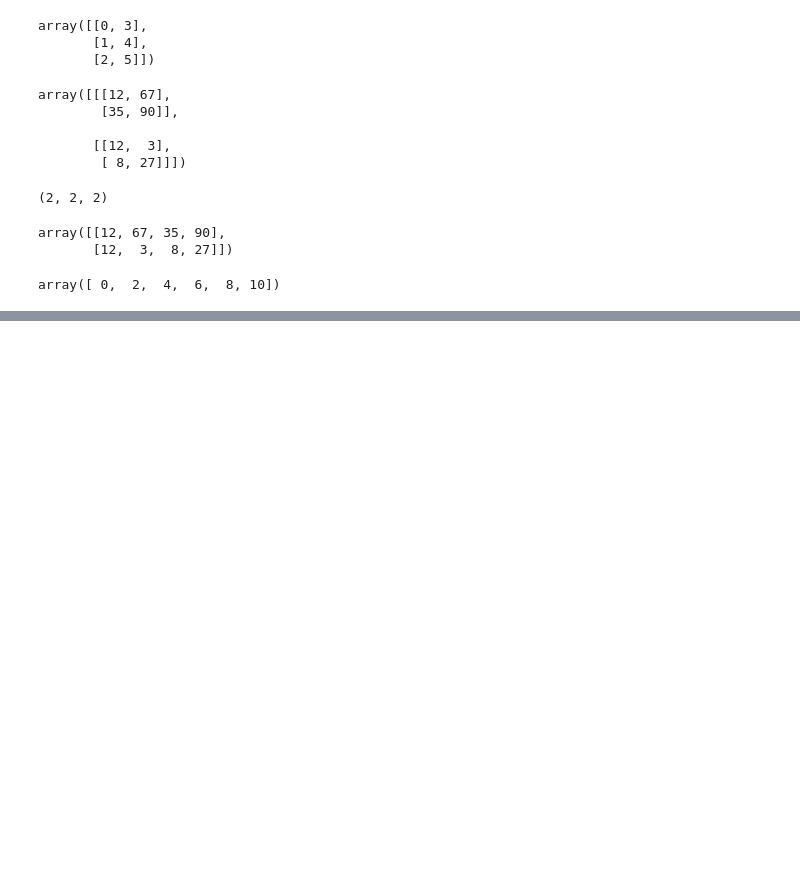
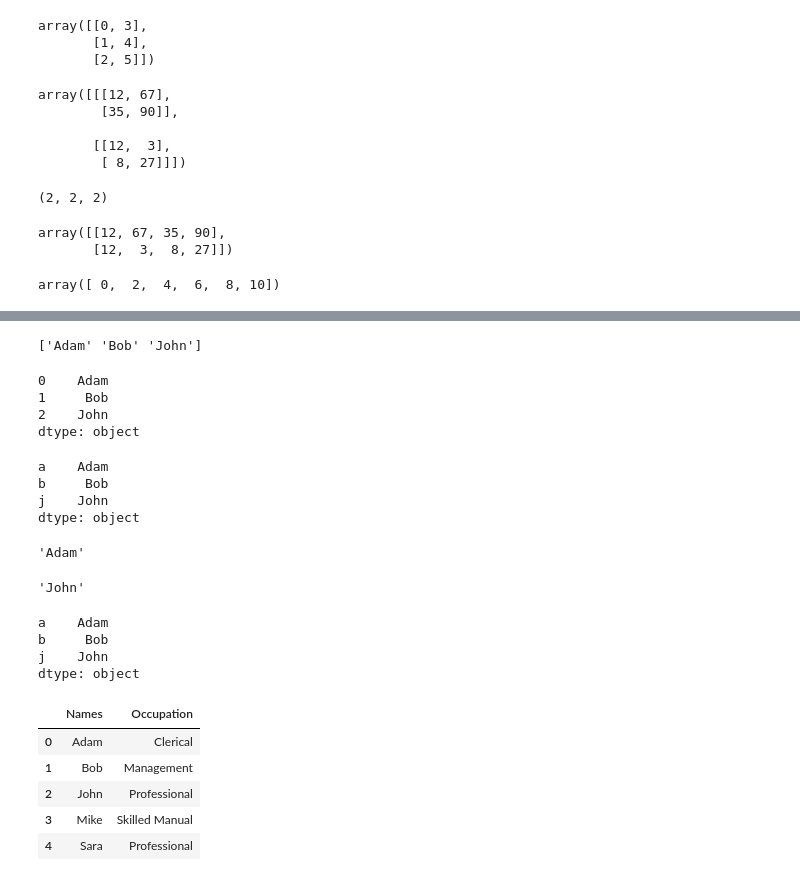
Before and after one commit to Abayrakdar/Testing, a Jupyter notebook: Week4_Python_Session_2.ipynb, the cells around one changed output, grey strips where cells are left out. Drawn from its saved outputs; the diff is of its cells as text; code cells hidden in the pictures; blank space fills up the shorter version.

```diff
--- a/Week4_Python_Session_2.ipynb
+++ b/Week4_Python_Session_2.ipynb
@@ -131,0 +283,53 @@ array([ 0,  2,  4,  6,  8, 10])
+# %%
+# A series is a One dimensional array
+import pandas as pd
+# A panda series is capable of holding different values of different data types.
+# Series
+arr=np.array(["Adam","Bob","John"])
+arr
+print(arr)
+ser=pd.Series(arr) # By this we have changed the array into a series
+pd.Series(arr)
+# %% [output]
+['Adam' 'Bob' 'John']
+0    Adam
+1     Bob
+2    John
+dtype: object
+# %%
+ser1=pd.Series(arr,index=["a","b","j"]) # Here we can change the index from numeric to alpha only in series but not in arrays
+# So instead of using index 0,1,2,3 we changed it to a,b, and j
+print(ser1)
+# %% [output]
+a    Adam
+b     Bob
+j    John
+dtype: object
+# %%
+ser1["a"]
+# %% [output]
+'Adam'
+# %%
+# also you can still use the normal indexing even after changing them
+ser1[2]
+# %% [output]
+'John'
+# %%
+ser1["a":"j"] # asking it to list teh reange from "a" to "j"
+# %% [output]
+a    Adam
+b     Bob
+j    John
+dtype: object
+# %%
+#create dataframes #DataFrame
+data=pd.DataFrame({"Names":["Adam","Bob","John","Mike","Sara"],
+                   "Occupation":["Clerical","Management","Professional","Skilled Manual","Professional"]})
+data
+# %% [output]
+|  | Names | Occupation |
+| 0 | Adam | Clerical |
+| 1 | Bob | Management |
+| 2 | John | Professional |
+| 3 | Mike | Skilled Manual |
+| 4 | Sara | Professional |
```
Also changed, not shown: parts of 26 cells of this notebook.
